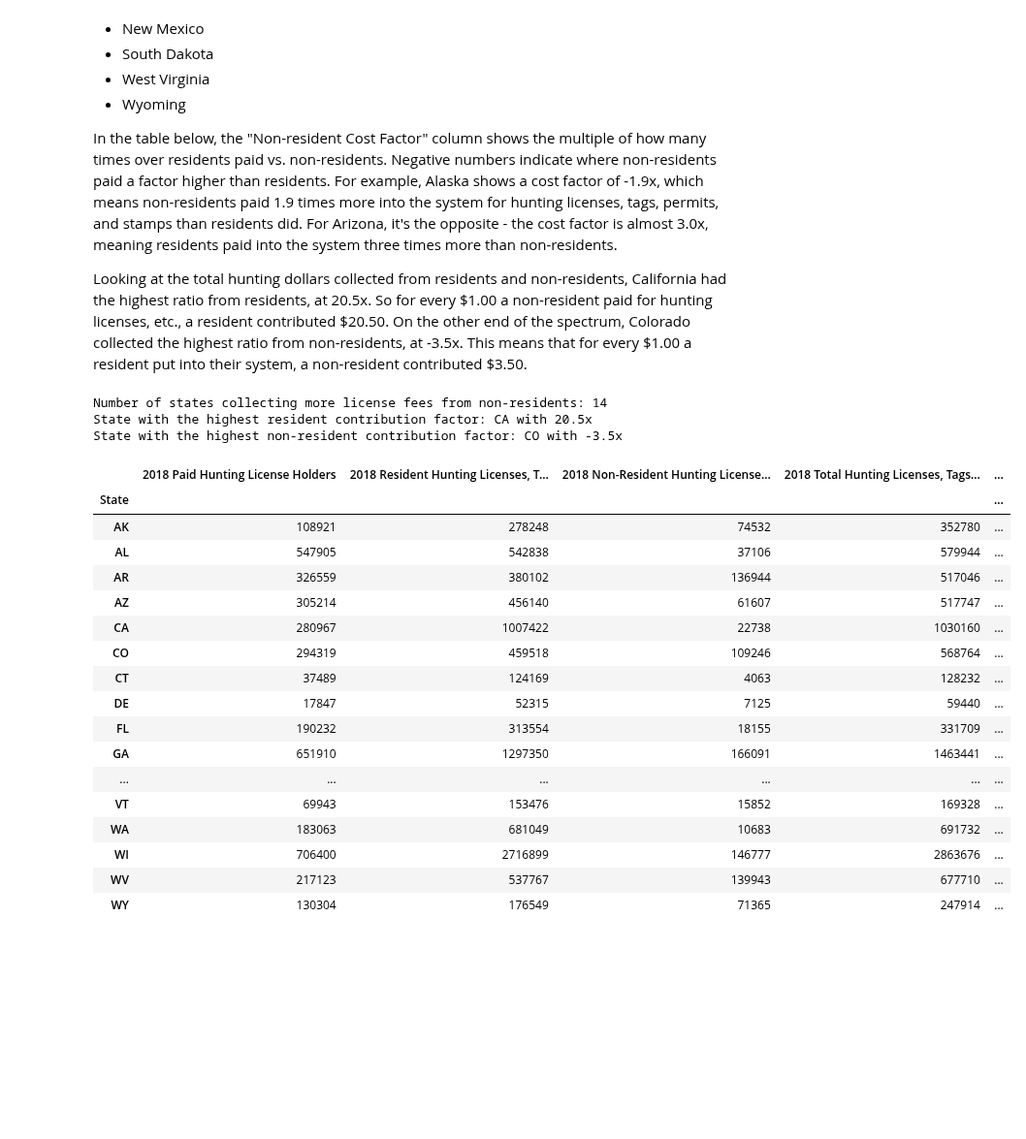
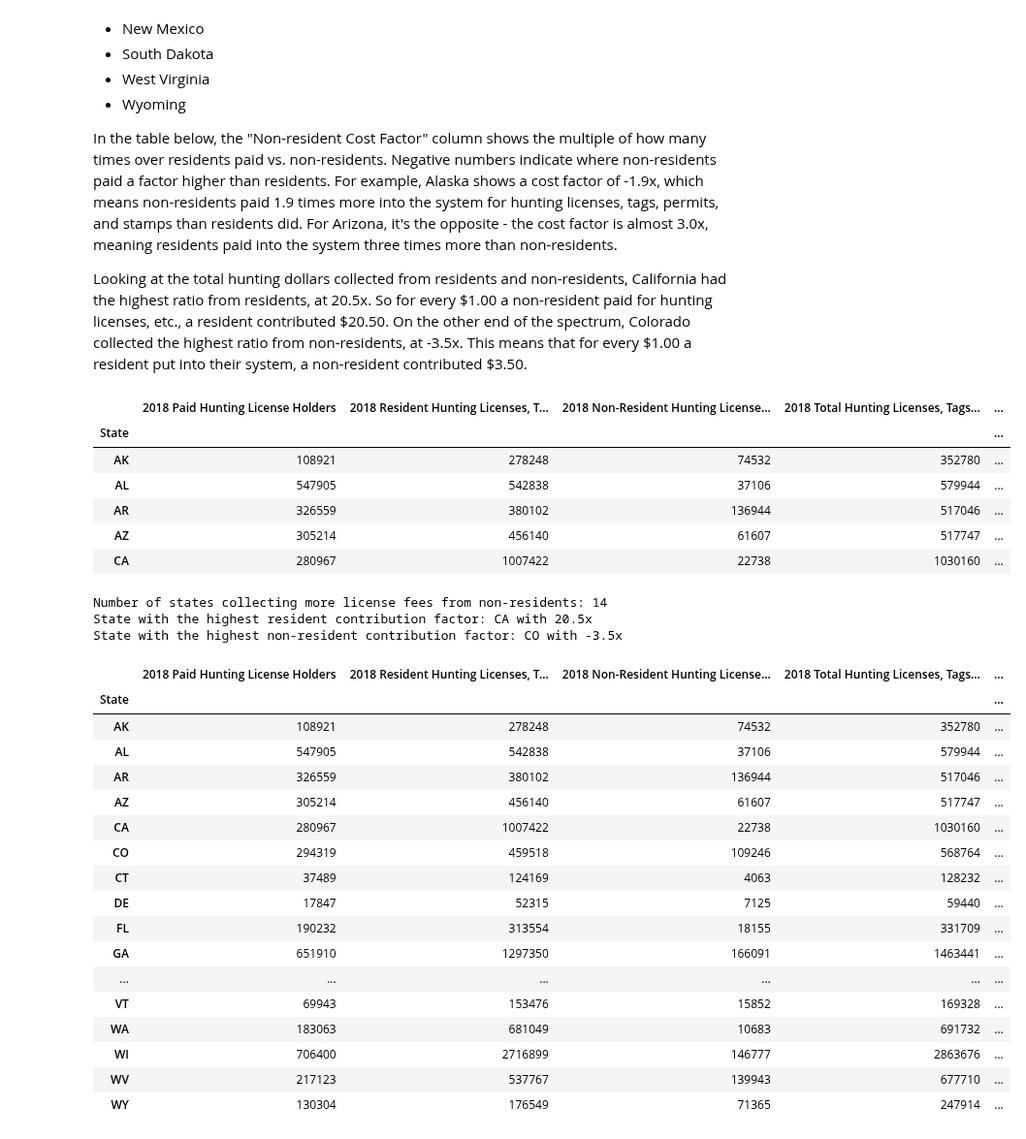
Before and after one commit to HKuz/DSforC, a Jupyter notebook: Participation/HunterParticipation.ipynb, the cells around one changed output. Shown at 97% size. Saved outputs shown, nothing was run; the diff lists cells and outputs as text; code cells hidden in the pictures; blank space fills up the shorter version.

Commit message:
Add programmatic calcs for Non-Resident Cost Factor

```diff
--- a/Participation/HunterParticipation.ipynb
+++ b/Participation/HunterParticipation.ipynb
@@ -182,34 +183,57 @@ def calc_cost_factor(df, cols):
+# %%
+# Calculate the resident vs non-resident cost factor differential
+res_col = '2018 Cost - Resident Hunting Licenses, Tags, Permits, and Stamps'
+non_res_col = '2018 Cost - Non-Resident Hunting Licenses, Tags, Permits, and Stamps'
+new_col = 'Non-Resident Cost Factor'
+
+factor_mask = data_2018[res_col] >= data_2018[non_res_col]
+data_2018_valid = data_2018[factor_mask]
+data_2018_notvalid = data_2018[~factor_mask]
+
+data_2018[new_col] = 0
+
+data_2018.loc[factor_mask, new_col] = data_2018_valid[res_col] / data_2018_valid[non_res_col]
+data_2018.loc[~factor_mask, new_col] = data_2018_notvalid[non_res_col] / data_2018_notvalid[res_col] * -1
+
+data_2018.head()
+# %% [output]
+|  | 2018 Paid Hunting License Holders | 2018 Resident Hunting Licenses, T... | 2018 Non-Resident Hunting License... | 2018 Total Hunting Licenses, Tags... | ... |
+| State |  |  |  |  | ... |
+| AK | 108921 | 278248 | 74532 | 352780 | ... |
+| AL | 547905 | 542838 | 37106 | 579944 | ... |
+| AR | 326559 | 380102 | 136944 | 517046 | ... |
+| AZ | 305214 | 456140 | 61607 | 517747 | ... |
+| CA | 280967 | 1007422 | 22738 | 1030160 | ... |
 # %%
-# Get 2018 Data
-data_2018 = pd.read_excel(excel_path,
-                          sheet_name='2018-Full',
-                          index_col=index_col)
-neg_states = data_2018[data_2018['Non-resident Cost Factor'] < 0]
-mega_res = max(data_2018['Non-resident Cost Factor'])
-mega_nonres = min(data_2018['Non-resident Cost Factor'])
+# Calculate the stats for Resident vs. Non-Resident Costs
+neg_states = data_2018[data_2018['Non-Resident Cost Factor'] < 0]
+mega_res = max(data_2018['Non-Resident Cost Factor'])
+mega_nonres = min(data_2018['Non-Resident Cost Factor'])
 print('Number of states collecting more license fees from non-residents: {}'.format(len(neg_states)))
 print('State with the highest resident contribution factor: CA with {0:0.1f}x'.format(mega_res))
 print('State with the highest non-resident contribution factor: CO with {0:0.1f}x'.format(mega_nonres))
-data_2018
 # %% [output]
 Number of states collecting more license fees from non-residents: 14
 State with the highest resident contribution factor: CA with 20.5x
 State with the highest non-resident contribution factor: CO with -3.5x
-|  | 2018 Paid Hunting License Holders | 2018 Resident Hunting Licenses, T... | 2018 Non-Resident Hunting License... | 2018 Total Hunting Licenses, Tags... | ... |
-| State |  |  |  |  | ... |
-| AK | 108921 | 278248 | 74532 | 352780 | ... |
-| AL | 547905 | 542838 | 37106 | 579944 | ... |
-| AR | 326559 | 380102 | 136944 | 517046 | ... |
-| AZ | 305214 | 456140 | 61607 | 517747 | ... |
-| CA | 280967 | 1007422 | 22738 | 1030160 | ... |
-| CO | 294319 | 459518 | 109246 | 568764 | ... |
-| CT | 37489 | 124169 | 4063 | 128232 | ... |
-| DE | 17847 | 52315 | 7125 | 59440 | ... |
-| FL | 190232 | 313554 | 18155 | 331709 | ... |
-| GA | 651910 | 1297350 | 166091 | 1463441 | ... |
-| ... | ... | ... | ... | ... | ... |
-| VT | 69943 | 153476 | 15852 | 169328 | ... |
-| WA | 183063 | 681049 | 10683 | 691732 | ... |
-| WI | 706400 | 2716899 | 146777 | 2863676 | ... |
-| WV | 217123 | 537767 | 139943 | 677710 | ... |
-| WY | 130304 | 176549 | 71365 | 247914 | ... |
+# %%
+data_2018
+# %% [output]
+|  | 2018 Paid Hunting License Holders | 2018 Resident Hunting Licenses, T... | 2018 Non-Resident Hunting License... | 2018 Total Hunting Licenses, Tags... | ... |
+| State |  |  |  |  | ... |
+| AK | 108921 | 278248 | 74532 | 352780 | ... |
+| AL | 547905 | 542838 | 37106 | 579944 | ... |
+| AR | 326559 | 380102 | 136944 | 517046 | ... |
+| AZ | 305214 | 456140 | 61607 | 517747 | ... |
+| CA | 280967 | 1007422 | 22738 | 1030160 | ... |
+| CO | 294319 | 459518 | 109246 | 568764 | ... |
+| CT | 37489 | 124169 | 4063 | 128232 | ... |
+| DE | 17847 | 52315 | 7125 | 59440 | ... |
+| FL | 190232 | 313554 | 18155 | 331709 | ... |
+| GA | 651910 | 1297350 | 166091 | 1463441 | ... |
+| ... | ... | ... | ... | ... | ... |
+| VT | 69943 | 153476 | 15852 | 169328 | ... |
+| WA | 183063 | 681049 | 10683 | 691732 | ... |
+| WI | 706400 | 2716899 | 146777 | 2863676 | ... |
+| WV | 217123 | 537767 | 139943 | 677710 | ... |
+| WY | 130304 | 176549 | 71365 | 247914 | ... |
```
Also changed, not shown: parts of 2 cells of this notebook.
